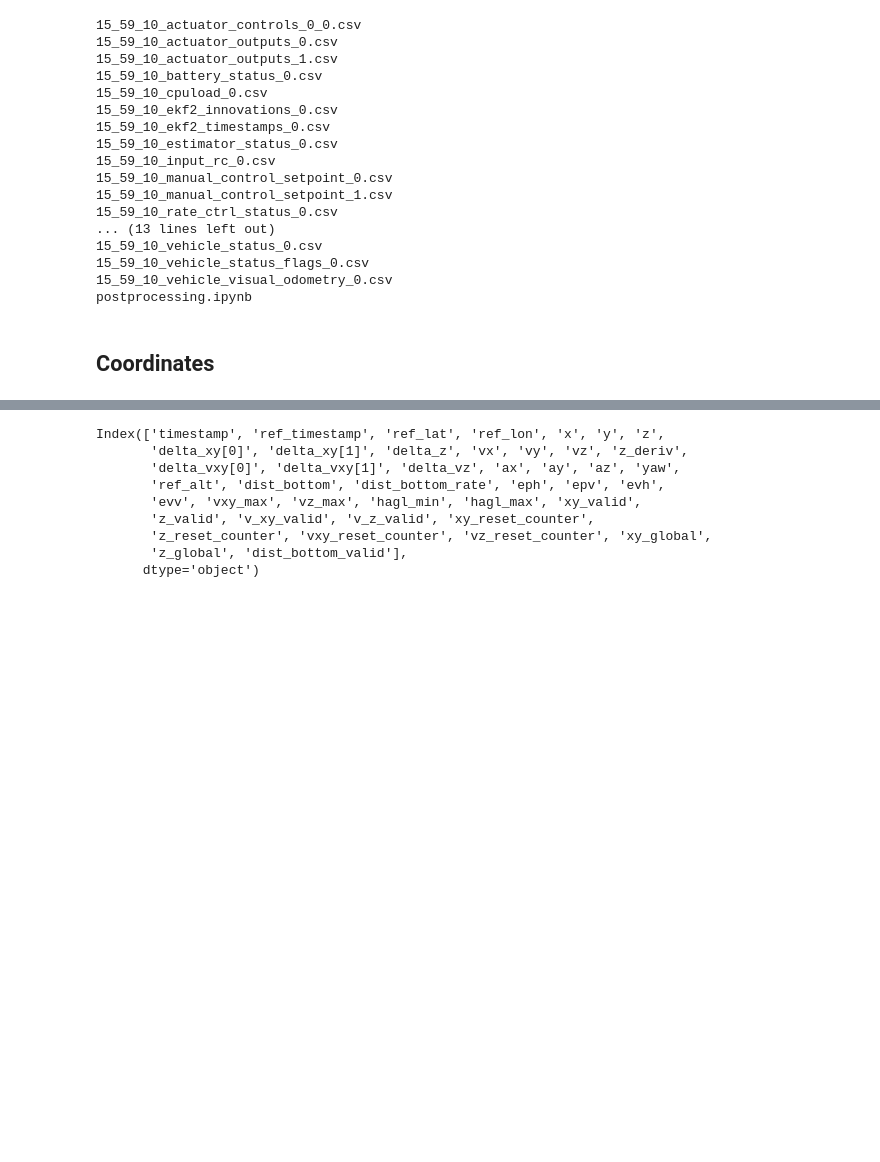
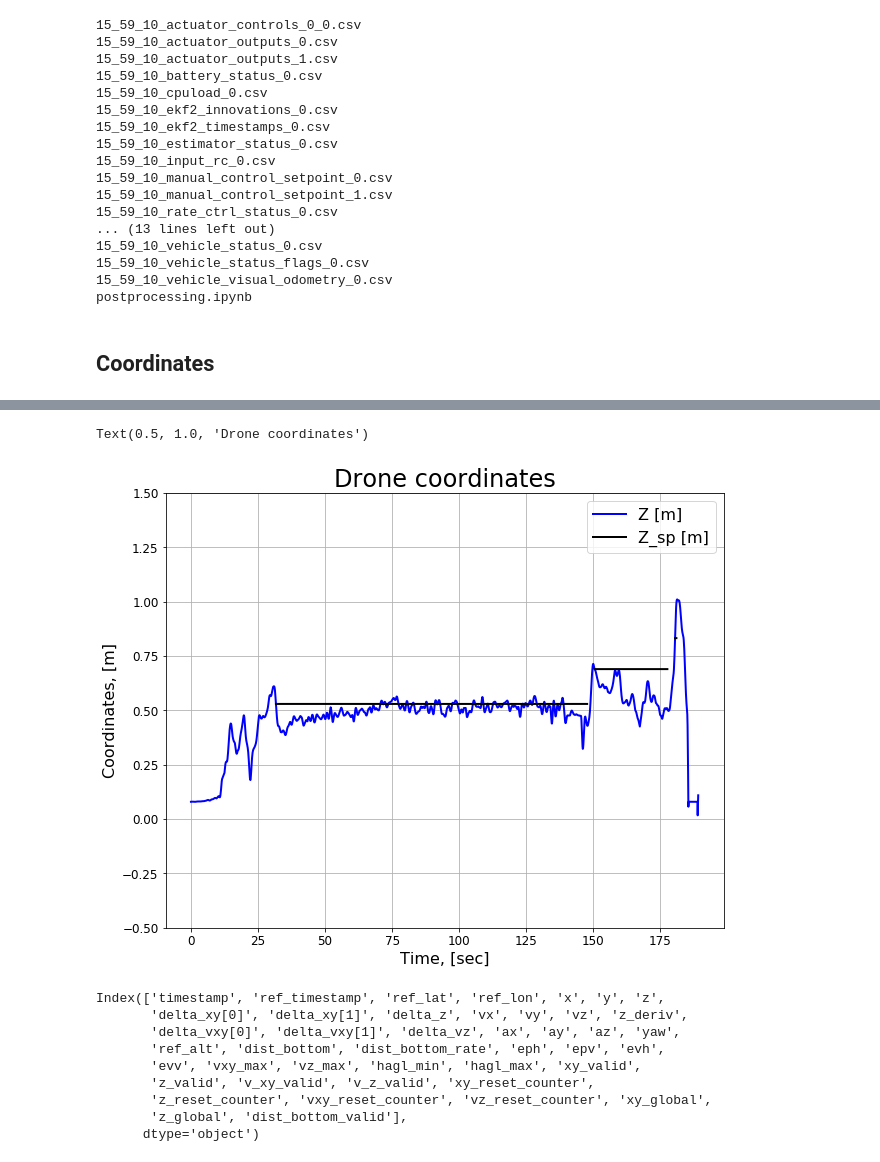
Before and after one commit to RuslanAgishev/DroneArm, a Jupyter notebook: log/successful_grab/csv/postprocessing.ipynb, the cells around one changed output, grey strips where cells are left out. Saved outputs shown, nothing was run; the diff lists cells and outputs as text; code cells hidden in the pictures; blank space fills up the shorter version.

```diff
--- a/log/successful_grab/csv/postprocessing.ipynb
+++ b/log/successful_grab/csv/postprocessing.ipynb
@@ -60,3 +79,16 @@ plt.ylim([-1.0, 1.5])
+# %%
+plt.figure(figsize=(10,8))
+plt.plot(t, z, color='b', linewidth=2, label='Z [m]')
+plt.plot(t_sp, -sp.z, color='k', linewidth=2, label='Z_sp [m]')
+plt.legend()
+plt.grid()
+plt.xlabel('Time, [sec]')
+plt.ylabel('Coordinates, [m]')
+plt.ylim([-0.5, 1.5])
+plt.title('Drone coordinates')
+# %% [output]
+Text(0.5, 1.0, 'Drone coordinates')
+[figure, added]
 # %%
 pose.columns
 # %% [output]
```
Also changed, not shown: parts of 15 cells of this notebook.
